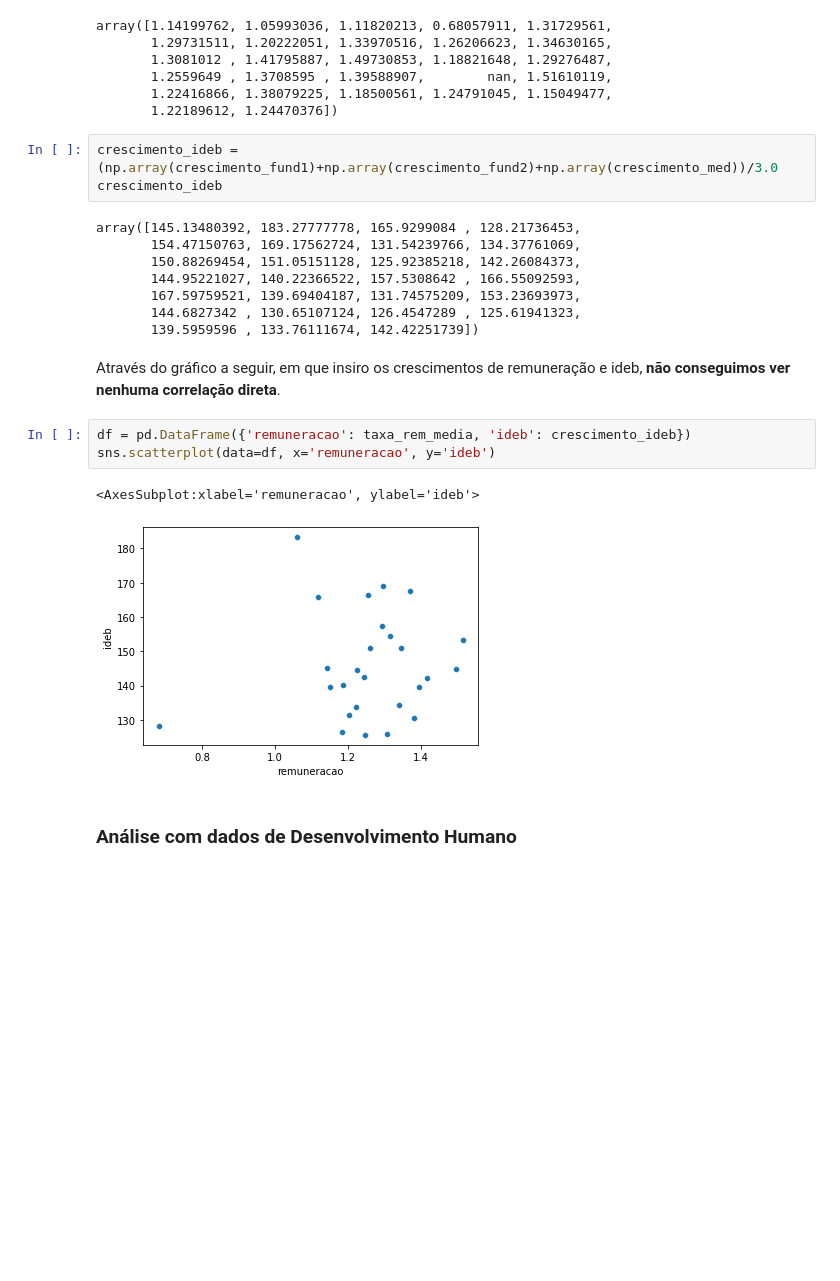
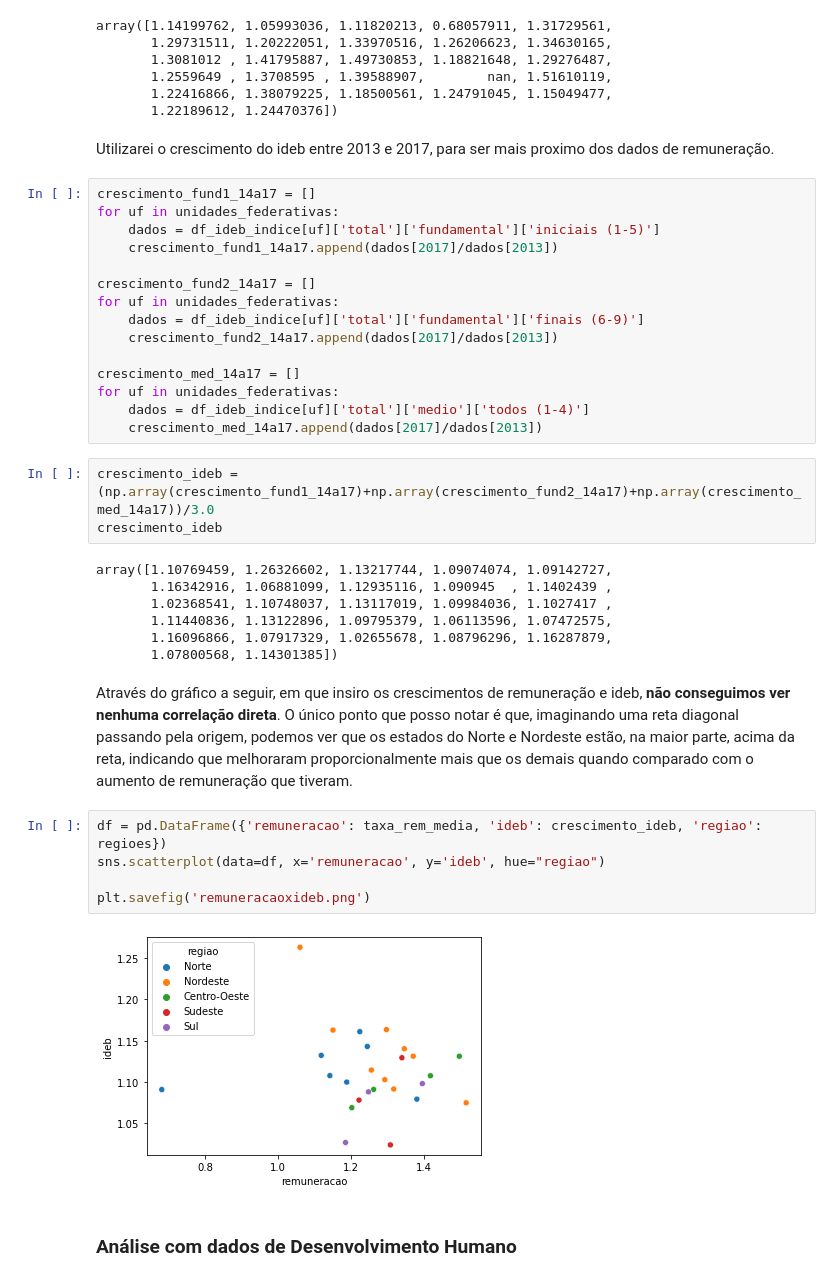
Before and after one commit to viniciuslettieri/analytica, a Jupyter notebook: Educacao_Brasileira/educacao_brasileira.ipynb, the cells around one changed output. Saved outputs shown, nothing was run; the diff lists cells and outputs as text; blank space fills up the shorter version.

```diff
--- a/Educacao_Brasileira/educacao_brasileira.ipynb
+++ b/Educacao_Brasileira/educacao_brasileira.ipynb
@@ -541,25 +589,42 @@ array([1.14199762, 1.05993036, 1.11820213, 0.68057911, 1.31729561,
        1.2559649 , 1.3708595 , 1.39588907,        nan, 1.51610119,
        1.22416866, 1.38079225, 1.18500561, 1.24791045, 1.15049477,
        1.22189612, 1.24470376])
+# %% [markdown]
+Utilizarei o crescimento do ideb entre 2013 e 2017, para ser mais proximo dos dados de remuneração.
+# %%
+crescimento_fund1_14a17 = []
+for uf in unidades_federativas:
+    dados = df_ideb_indice[uf]['total']['fundamental']['iniciais (1-5)']
+    crescimento_fund1_14a17.append(dados[2017]/dados[2013])
+
+crescimento_fund2_14a17 = []
+for uf in unidades_federativas:
+    dados = df_ideb_indice[uf]['total']['fundamental']['finais (6-9)']
+    crescimento_fund2_14a17.append(dados[2017]/dados[2013])
+
+crescimento_med_14a17 = []
+for uf in unidades_federativas:
+    dados = df_ideb_indice[uf]['total']['medio']['todos (1-4)']
+    crescimento_med_14a17.append(dados[2017]/dados[2013])
 # %%
-crescimento_ideb = (np.array(crescimento_fund1)+np.array(crescimento_fund2)+np.array(crescimento_med))/3.0
+crescimento_ideb = (np.array(crescimento_fund1_14a17)+np.array(crescimento_fund2_14a17)+np.array(crescimento_med_14a17))/3.0
 crescimento_ideb
 # %% [output]
-array([145.13480392, 183.27777778, 165.9299084 , 128.21736453,
-       154.47150763, 169.17562724, 131.54239766, 134.37761069,
-       150.88269454, 151.05151128, 125.92385218, 142.26084373,
-       144.95221027, 140.22366522, 157.5308642 , 166.55092593,
-       167.59759521, 139.69404187, 131.74575209, 153.23693973,
-       144.6827342 , 130.65107124, 126.4547289 , 125.61941323,
-       139.5959596 , 133.76111674, 142.42251739])
+array([1.10769459, 1.26326602, 1.13217744, 1.09074074, 1.09142727,
+       1.16342916, 1.06881099, 1.12935116, 1.090945  , 1.1402439 ,
+       1.02368541, 1.10748037, 1.13117019, 1.09984036, 1.1027417 ,
+       1.11440836, 1.13122896, 1.09795379, 1.06113596, 1.07472575,
+       1.16096866, 1.07917329, 1.02655678, 1.08796296, 1.16287879,
+       1.07800568, 1.14301385])
 # %% [markdown]
-Através do gráfico a seguir, em que insiro os crescimentos de remuneração e ideb, **não conseguimos ver nenhuma correlação direta**.
+Através do gráfico a seguir, em que insiro os crescimentos de remuneração e ideb, **não conseguimos ver nenhuma correlação direta**. O único ponto que posso notar é que, imaginando uma reta diagonal passando pela origem, podemos ver que os estados do Norte e Nordeste estão, na maior parte, acima da reta, indicando que melhoraram proporcionalmente mais que os demais quando comparado com o aumento de remuneração que tiveram.
 # %%
-df = pd.DataFrame({'remuneracao': taxa_rem_media, 'ideb': crescimento_ideb})
-sns.scatterplot(data=df, x='remuneracao', y='ideb')
+df = pd.DataFrame({'remuneracao': taxa_rem_media, 'ideb': crescimento_ideb, 'regiao': regioes})
+sns.scatterplot(data=df, x='remuneracao', y='ideb', hue="regiao")
+
+plt.savefig('remuneracaoxideb.png')
 # %% [output]
-<AxesSubplot:xlabel='remuneracao', ylabel='ideb'>
-[figure, old version]
+[figure, new version]
 # %% [markdown]
 ### Análise com dados de Desenvolvimento Humano
 # %% [markdown]
```
Also changed, not shown: parts of 22 cells of this notebook.
